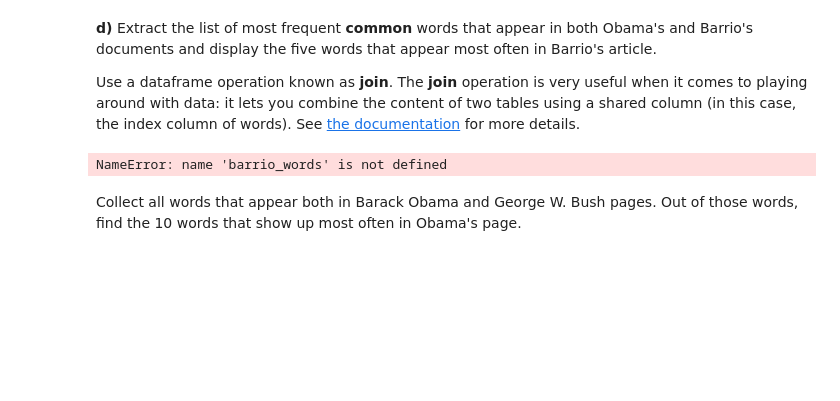
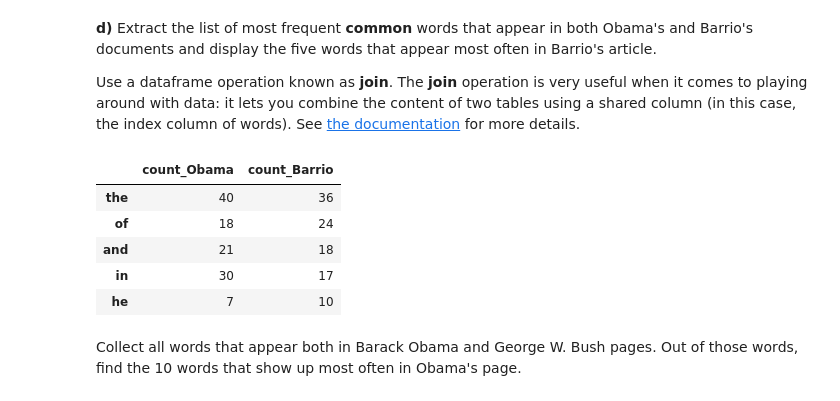
Before and after one commit to mawojcik/introduction_to_data_science, a Jupyter notebook: Lab_5/Assignment_5.ipynb, the cells around one changed output. Cells and saved outputs as stored; diff of their text form; code cells hidden in the pictures; blank space fills up the shorter version.

```diff
--- a/Lab_5/Assignment_5.ipynb
+++ b/Lab_5/Assignment_5.ipynb
@@ -159,10 +173,15 @@ Use a dataframe operation known as **join**. The **join** operation is very usef
 # %%
 # Modify the code to avoid error.
 
-common_words = obama_words.join(barrio_words)
+common_words = obama_words.join(barrio_words, how='inner', lsuffix='_Obama', rsuffix='_Barrio').dropna()
 common_words.sort_values(by='count_Barrio', ascending=False).head(5)
 # %% [output]
-NameError: name 'barrio_words' is not defined
+|  | count_Obama | count_Barrio |
+| the | 40 | 36 |
+| of | 18 | 24 |
+| and | 21 | 18 |
+| in | 30 | 17 |
+| he | 7 | 10 |
 # %% [markdown]
 Collect all words that appear both in Barack Obama and George W. Bush pages.  Out of those words, find the 10 words that show up most often in Obama's page.
 # %%
```
Also changed, not shown: parts of 3 cells of this notebook.
